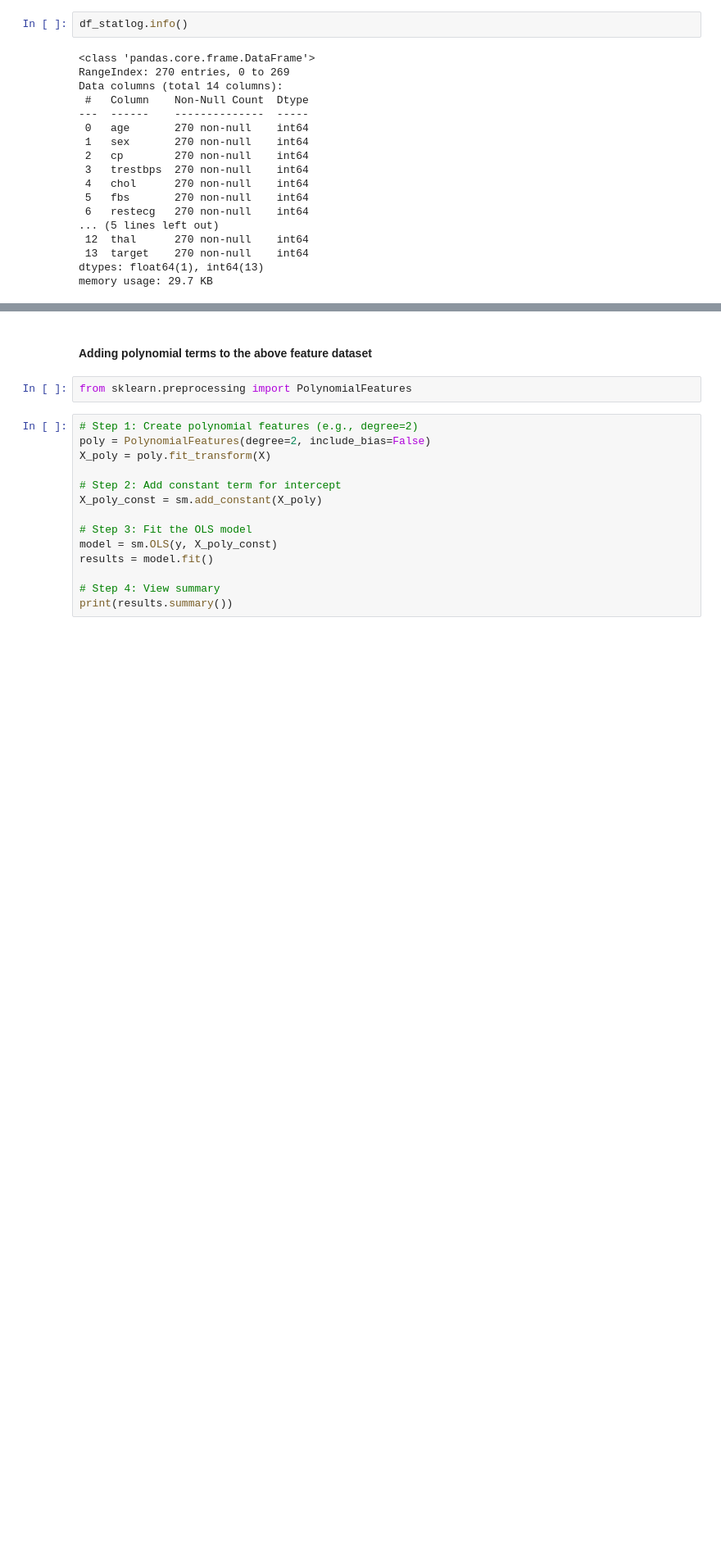
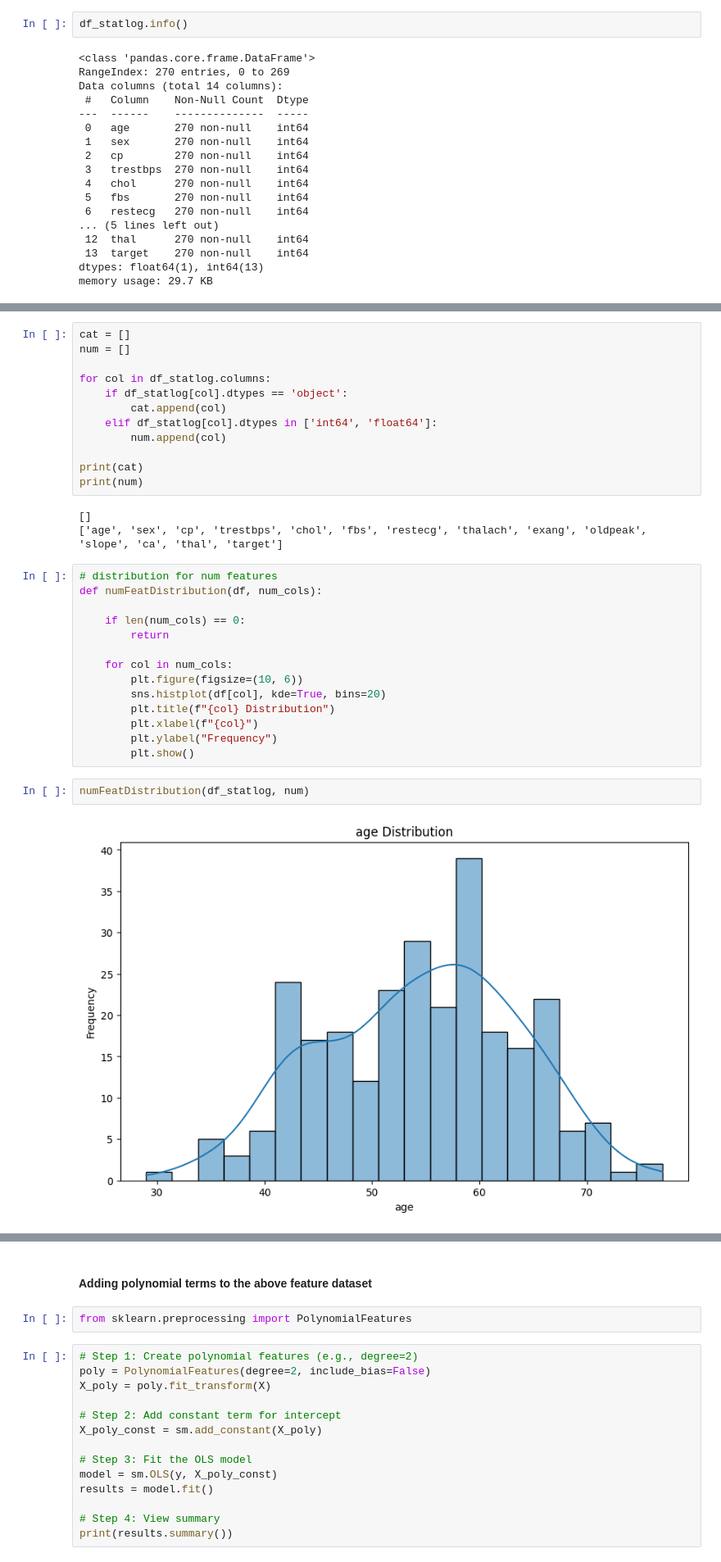
Before and after one commit to itsdipgit2024/ModC, a Jupyter notebook: OMDS-Module C-Week1-Dipankar Ganguli.ipynb, the cells around one changed output, grey strips where cells are left out. Shown at 82% size. Cells and saved outputs as stored; diff of their text form; blank space fills up the shorter version.

```diff
--- a/OMDS-Module C-Week1-Dipankar Ganguli.ipynb
+++ b/OMDS-Module C-Week1-Dipankar Ganguli.ipynb
@@ -42,0 +70,33 @@ df_statlog.describe()
+# %%
+cat = []
+num = []
+
+for col in df_statlog.columns:
+    if df_statlog[col].dtypes == 'object':
+        cat.append(col)
+    elif df_statlog[col].dtypes in ['int64', 'float64']:
+        num.append(col)
+
+print(cat)
+print(num)
+# %% [output]
+[]
+['age', 'sex', 'cp', 'trestbps', 'chol', 'fbs', 'restecg', 'thalach', 'exang', 'oldpeak', 'slope', 'ca', 'thal', 'target']
+# %%
+# distribution for num features
+def numFeatDistribution(df, num_cols):
+
+    if len(num_cols) == 0:
+        return
+
+    for col in num_cols:
+        plt.figure(figsize=(10, 6))
+        sns.histplot(df[col], kde=True, bins=20)
+        plt.title(f"{col} Distribution")
+        plt.xlabel(f"{col}")
+        plt.ylabel("Frequency")
+        plt.show()
+# %%
+numFeatDistribution(df_statlog, num)
+# %% [output]
+[figure, added]
```
Also changed, not shown: parts of 13 cells of this notebook, 2 other files.
